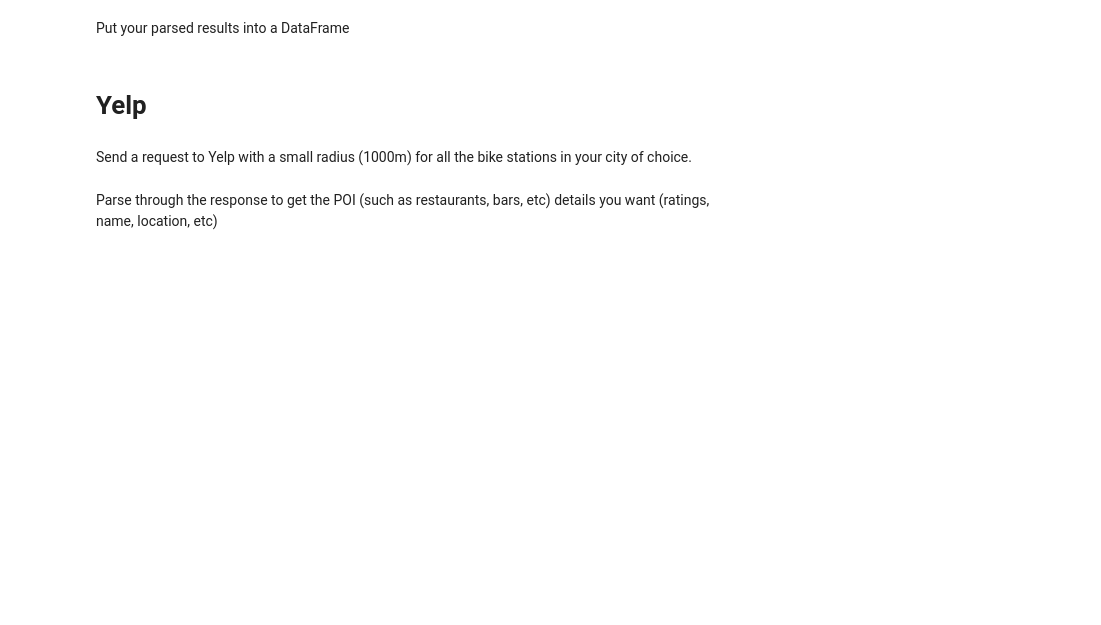
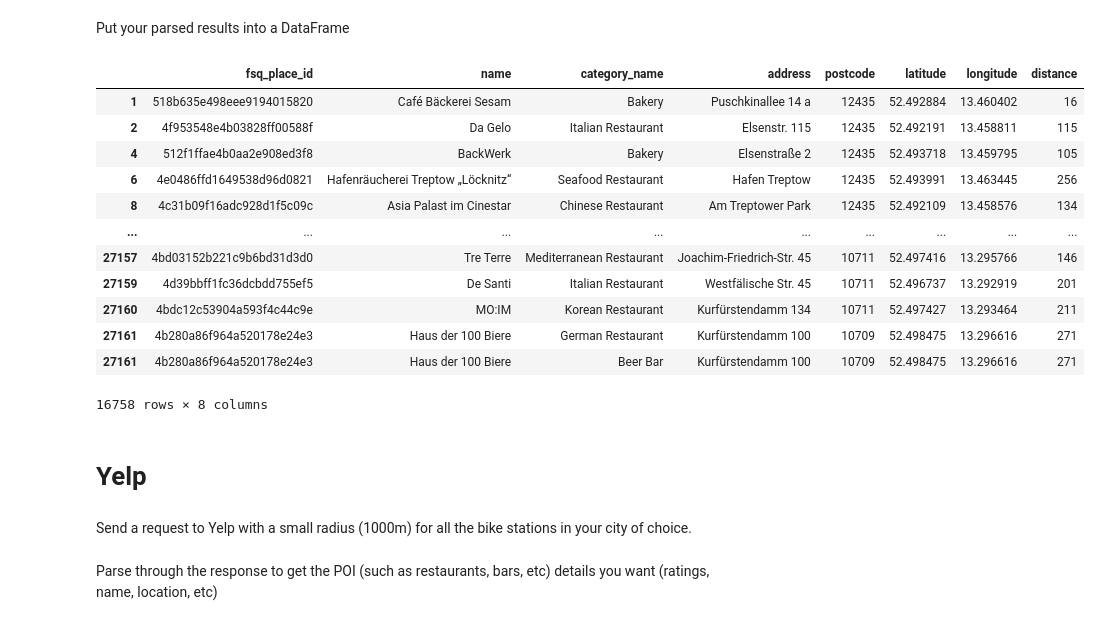
Before and after one commit to velika778/LHL-Stats-Project, a Jupyter notebook: notebooks/yelp_foursquare_EDA.ipynb, the cells around one changed output. Drawn from its saved outputs; the diff is of its cells as text; code cells hidden in the pictures; blank space fills up the shorter version.

```diff
--- a/notebooks/yelp_foursquare_EDA.ipynb
+++ b/notebooks/yelp_foursquare_EDA.ipynb
@@ -73,14 +146,29 @@ Put your parsed results into a DataFrame
 # %%
 berlin_df = pd.DataFrame()
 berlin_df['fsq_place_id'] = results_exploded['fsq_place_id']
 berlin_df['name'] = results_exploded['name']
 berlin_df['category_name'] = results_exploded['category_name']
 berlin_df['address'] = results_exploded['location.address']
 berlin_df['postcode'] = results_exploded['location.postcode']
 berlin_df['latitude'] = results_exploded['latitude']
 berlin_df['longitude'] = results_exploded['longitude']
 berlin_df['distance'] = results_exploded['distance']
 berlin_df.to_csv('fsq_berlin_df.csv')
+berlin_df
+# %% [output]
+|  | fsq_place_id | name | category_name | address | postcode | latitude | longitude | distance |
+| 1 | 518b635e498eee9194015820 | Café Bäckerei Sesam | Bakery | Puschkinallee 14 a | 12435 | 52.492884 | 13.460402 | 16 |
+| 2 | 4f953548e4b03828ff00588f | Da Gelo | Italian Restaurant | Elsenstr. 115 | 12435 | 52.492191 | 13.458811 | 115 |
+| 4 | 512f1ffae4b0aa2e908ed3f8 | BackWerk | Bakery | Elsenstraße 2 | 12435 | 52.493718 | 13.459795 | 105 |
+| 6 | 4e0486ffd1649538d96d0821 | Hafenräucherei Treptow „Löcknitz“ | Seafood Restaurant | Hafen Treptow | 12435 | 52.493991 | 13.463445 | 256 |
+| 8 | 4c31b09f16adc928d1f5c09c | Asia Palast im Cinestar | Chinese Restaurant | Am Treptower Park | 12435 | 52.492109 | 13.458576 | 134 |
+| ... | ... | ... | ... | ... | ... | ... | ... | ... |
+| 27157 | 4bd03152b221c9b6bd31d3d0 | Tre Terre | Mediterranean Restaurant | Joachim-Friedrich-Str. 45 | 10711 | 52.497416 | 13.295766 | 146 |
+| 27159 | 4d39bbff1fc36dcbdd755ef5 | De Santi | Italian Restaurant | Westfälische Str. 45 | 10711 | 52.496737 | 13.292919 | 201 |
+| 27160 | 4bdc12c53904a593f4c44c9e | MO:IM | Korean Restaurant | Kurfürstendamm 134 | 10711 | 52.497427 | 13.293464 | 211 |
+| 27161 | 4b280a86f964a520178e24e3 | Haus der 100 Biere | German Restaurant | Kurfürstendamm 100 | 10709 | 52.498475 | 13.296616 | 271 |
+| 27161 | 4b280a86f964a520178e24e3 | Haus der 100 Biere | Beer Bar | Kurfürstendamm 100 | 10709 | 52.498475 | 13.296616 | 271 |
+16758 rows × 8 columns
 # %% [markdown]
 # Yelp
 # %% [markdown]
```
Also changed, not shown: parts of 8 cells of this notebook, 4 other files.
